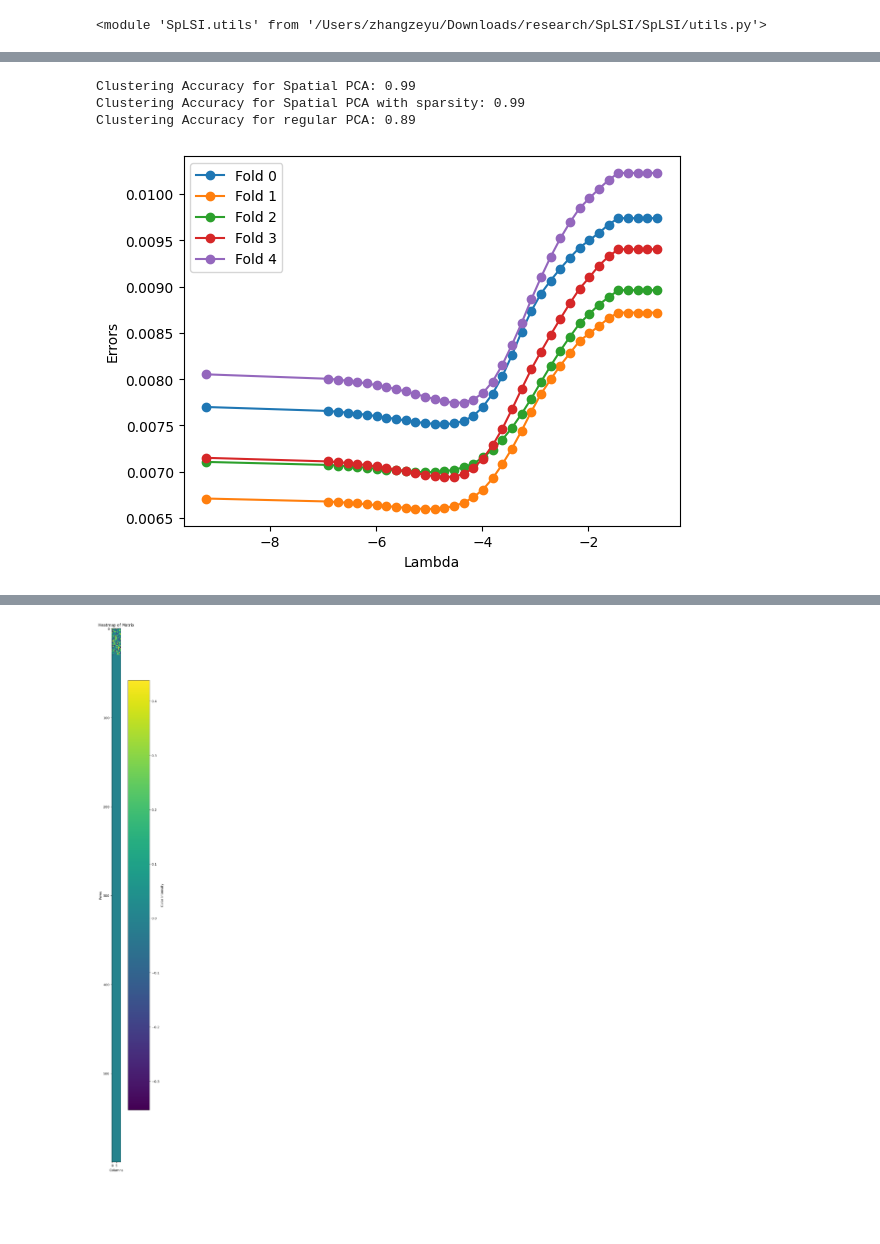
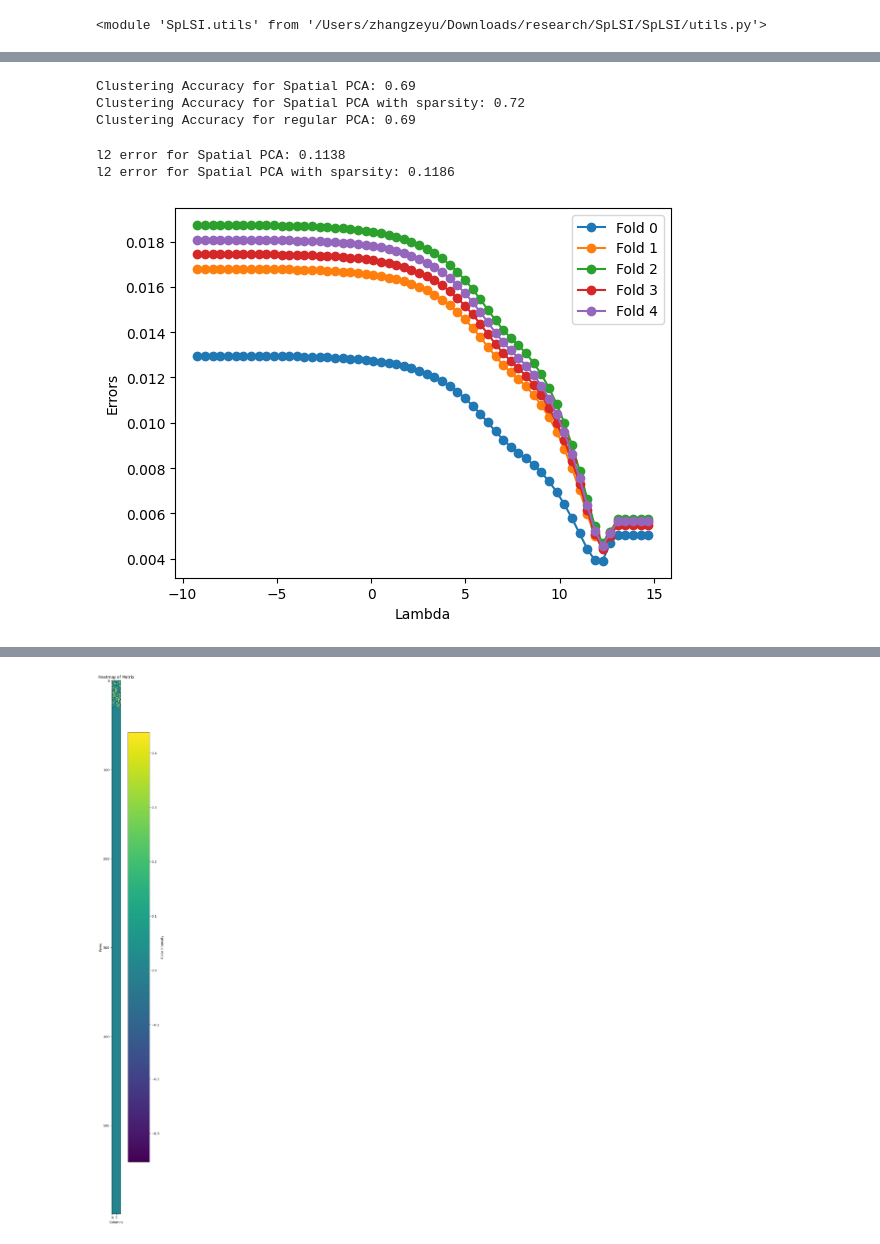
Before and after one commit to yeojin-jung/SpatialPCA, a Jupyter notebook: spatialsvd_sim_sparsity.ipynb, the cells around one changed output, grey strips where cells are left out. Saved outputs shown, nothing was run; the diff lists cells and outputs as text; code cells hidden in the pictures; blank space fills up the shorter version.

```diff
--- a/spatialsvd_sim_sparsity.ipynb
+++ b/spatialsvd_sim_sparsity.ipynb
@@ -63,4 +328,7 @@ plt.show()
 # %%
+p= 600
+m = 200
+k = 10
 coords_df = gen_model.generate_graph(100, 1000, 30, k, 0.05)
 gen_model.plot_scatter(coords_df)
 
@@ -88,7 +356,7 @@ tolerance = 1e-10
 if np.allclose(identity_check, np.eye(p), atol=tolerance):
     print("close to the identity matrix")
 
-alpha = 1.0
+alpha = 1
 delta = 0.5
 Lambda1 = np.diag([alpha] * k)
 Lambda2 = np.diag([alpha - delta] * (p - k))
@@ -106,7 +377,7 @@ close to the identity matrix
 # %%
 weights, edge_df = gen_model.generate_weights_edge(coords_df, k, 0.05)
 # %%
-model_hooi = splsi_.SpLSI_(lamb_start=0.001,step_size=1.2,grid_len=35,maxiter=10,method="hooi",verbose=0,eps=1e-05, L_inv_=False, fast_option=True, sparsity=False)
+model_hooi = splsi_.SpLSI_(lamb_start=0.001,step_size=1.2,grid_len=35,maxiter=0,initialize=False, method="hooi",verbose=0,eps=1e-05, L_inv_=False, fast_option=True, sparsity=False)
 model_hooi.fit(X, k, edge_df, weights)
 # %% [output]
 Running spatial HOSVD...
@@ -167,5 +387,5 @@ Running SPOC...
 # %%
-model_hooi_sparsity = splsi_.SpLSI_(lamb_start=0.001,step_size=1.2,grid_len=35,maxiter=3,method="hooi",verbose=0,eps=1e-05, L_inv_=False, fast_option=True, sparsity=True)
+model_hooi_sparsity = splsi_.SpLSI_(lamb_start=0.001,step_size=1.2,grid_len=35,maxiter=0,initialize=True, method="hooi",verbose=0,eps=1e-05, L_inv_=False, fast_option=True, sparsity=False)
 model_hooi_sparsity.fit(X, k, edge_df, weights)
 # %% [output]
 Running spatial HOSVD...
@@ -232,24 +409,26 @@ U_44, _, _ = svds(X.astype(float), k=10)
 acc_pca_spectral = utils.group_and_compare_spectral(U_44, coords_df)
 print(f"Clustering Accuracy for regular PCA: {acc_pca_spectral:.2f}")
 # %% [output]
-Clustering Accuracy for Spatial PCA: 0.99
-Clustering Accuracy for Spatial PCA with sparsity: 0.99
-Clustering Accuracy for regular PCA: 0.89
+Clustering Accuracy for Spatial PCA: 0.69
+Clustering Accuracy for Spatial PCA with sparsity: 0.72
+Clustering Accuracy for regular PCA: 0.69
 # %%
 l2_spectral = utils.get_l2_err(W, U)
 print(f"l2 error for Spatial PCA: {l2_spectral:.4f}")
 l2_spectral_sparsity = utils.get_l2_err(W, U_sparsity)
 print(f"l2 error for Spatial PCA with sparsity: {l2_spectral_sparsity:.4f}")
+# %% [output]
+l2 error for Spatial PCA: 0.1138
+l2 error for Spatial PCA with sparsity: 0.1186
 # %%
-lambd_errors = model_hooi_sparsity.lambd_errs
-lambd_grid = (0.001 * np.power(1.2, np.arange(35))).tolist()
-lambd_grid.insert(0, 1e-04)
+beta_errors = model_hooi_sparsity.beta_errs
+beta_grid = (0.0001 * np.power(1.5, np.arange(35+25))).tolist()
 
-for j, fold_errs in lambd_errors["fold_errors"].items():
-    plt.plot(np.log(lambd_grid), fold_errs, label=f"Fold {j}", marker="o")
+for j, fold_errs in beta_errors["fold_errors"].items():
+    plt.plot(np.log(beta_grid), fold_errs, label=f"Fold {j}", marker="o")
 plt.xlabel("Lambda")
 plt.ylabel("Errors")
 plt.legend()
 plt.show()
 # %% [output]
-[figure, old version]
+[figure, new version]
```
Also changed, not shown: parts of 12 cells of this notebook, 2 other files.
